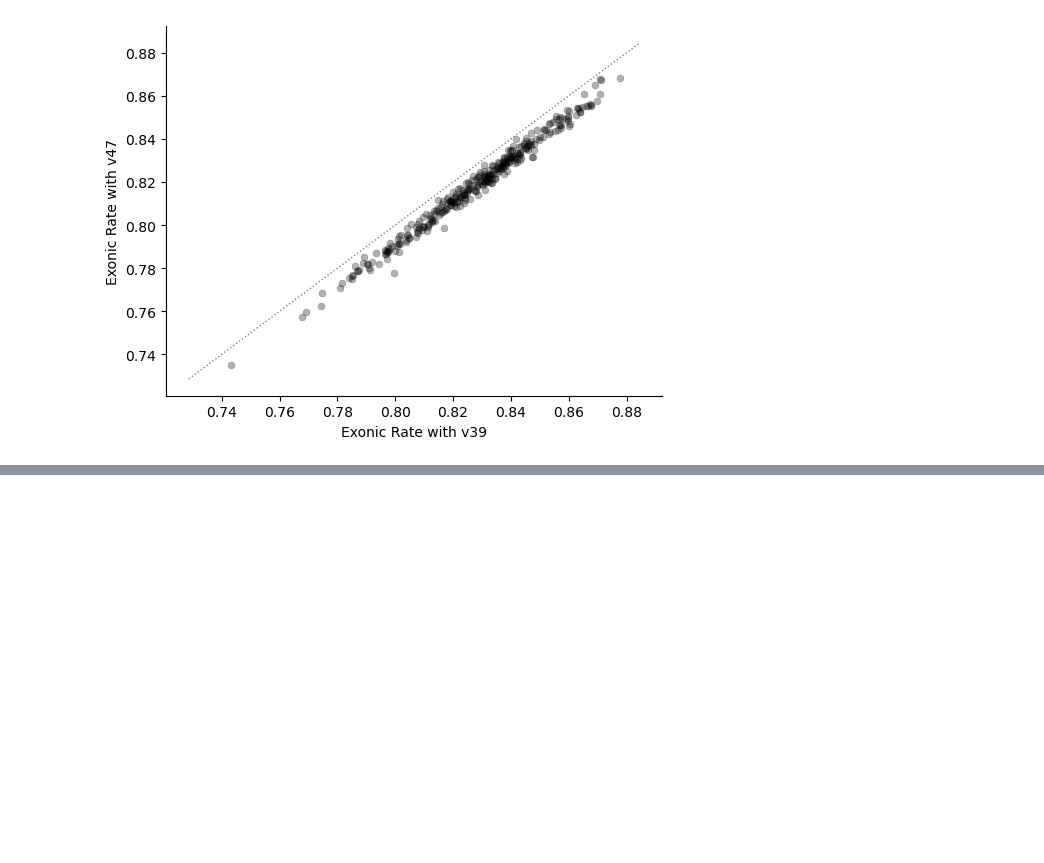
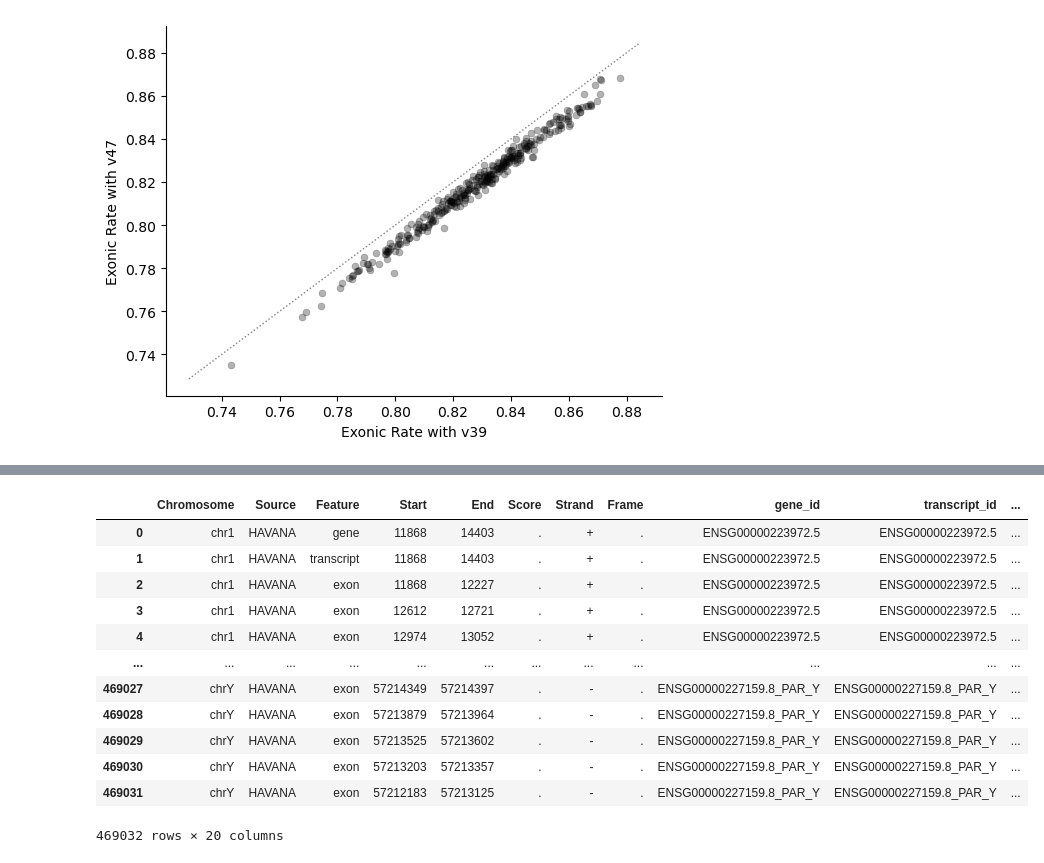
Before and after one commit to danielnachun/gtex-gencode47, a Jupyter notebook: notebooks/rnaseqc_metrics.ipynb, the cells around one changed output, grey strips where cells are left out. Saved outputs shown, nothing was run; the diff lists cells and outputs as text; code cells hidden in the pictures; blank space fills up the shorter version.

```diff
--- a/notebooks/rnaseqc_metrics.ipynb
+++ b/notebooks/rnaseqc_metrics.ipynb
@@ -57,0 +110,16 @@ ax.plot(lims, lims, ls=':', color='gray', linewidth=1)
+# %%
+gencode_v39
+# %% [output]
+|  | Chromosome | Source | Feature | Start | End | Score | Strand | Frame | gene_id | transcript_id | ... |
+| 0 | chr1 | HAVANA | gene | 11868 | 14403 | . | + | . | ENSG00000223972.5 | ENSG00000223972.5 | ... |
+| 1 | chr1 | HAVANA | transcript | 11868 | 14403 | . | + | . | ENSG00000223972.5 | ENSG00000223972.5 | ... |
+| 2 | chr1 | HAVANA | exon | 11868 | 12227 | . | + | . | ENSG00000223972.5 | ENSG00000223972.5 | ... |
+| 3 | chr1 | HAVANA | exon | 12612 | 12721 | . | + | . | ENSG00000223972.5 | ENSG00000223972.5 | ... |
+| 4 | chr1 | HAVANA | exon | 12974 | 13052 | . | + | . | ENSG00000223972.5 | ENSG00000223972.5 | ... |
+| ... | ... | ... | ... | ... | ... | ... | ... | ... | ... | ... | ... |
+| 469027 | chrY | HAVANA | exon | 57214349 | 57214397 | . | - | . | ENSG00000227159.8_PAR_Y | ENSG00000227159.8_PAR_Y | ... |
+| 469028 | chrY | HAVANA | exon | 57213879 | 57213964 | . | - | . | ENSG00000227159.8_PAR_Y | ENSG00000227159.8_PAR_Y | ... |
+| 469029 | chrY | HAVANA | exon | 57213525 | 57213602 | . | - | . | ENSG00000227159.8_PAR_Y | ENSG00000227159.8_PAR_Y | ... |
+| 469030 | chrY | HAVANA | exon | 57213203 | 57213357 | . | - | . | ENSG00000227159.8_PAR_Y | ENSG00000227159.8_PAR_Y | ... |
+| 469031 | chrY | HAVANA | exon | 57212183 | 57213125 | . | - | . | ENSG00000227159.8_PAR_Y | ENSG00000227159.8_PAR_Y | ... |
+469032 rows × 20 columns
```
Also changed, not shown: parts of 12 cells of this notebook, 1 other file.
